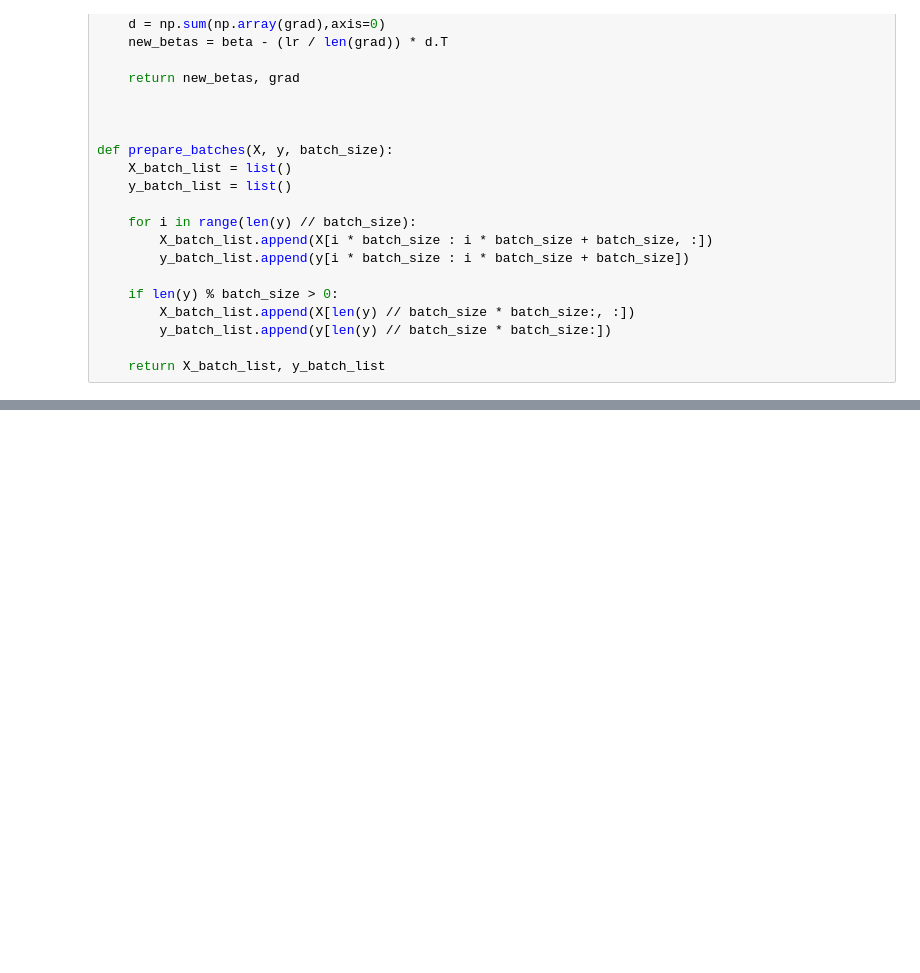
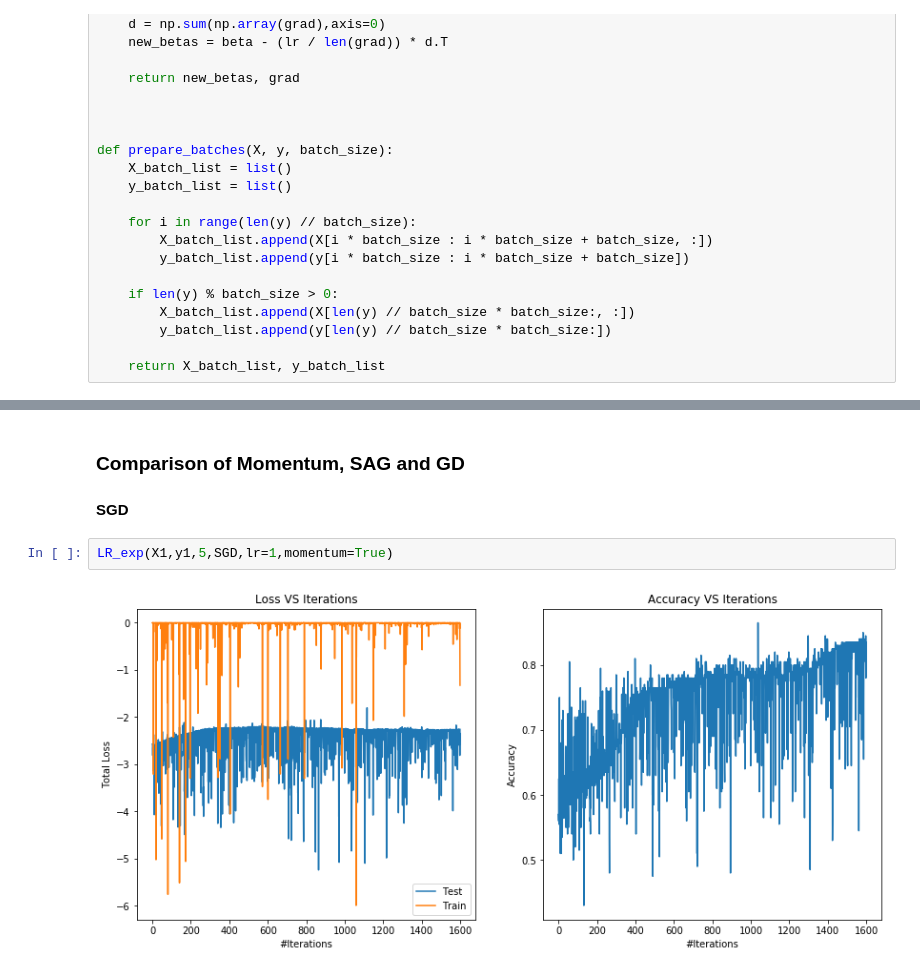
Before and after one commit to lrg1213/CMU_10725_ConvexOpt, a Jupyter notebook: HW6/HW6_Q3.ipynb, the cells around one changed output, grey strips where cells are left out. Drawn from its saved outputs; the diff is of its cells as text; blank space fills up the shorter version.

```diff
--- a/HW6/HW6_Q3.ipynb
+++ b/HW6/HW6_Q3.ipynb
@@ -265,0 +289,8 @@ y = np.array(dataset)[:,-1]
+# %% [markdown]
+### Comparison of Momentum, SAG and GD
+
+#### SGD
+# %%
+LR_exp(X1,y1,5,SGD,lr=1,momentum=True)
+# %% [output]
+[figure, added]
```
Also changed, not shown: parts of 32 cells of this notebook.
